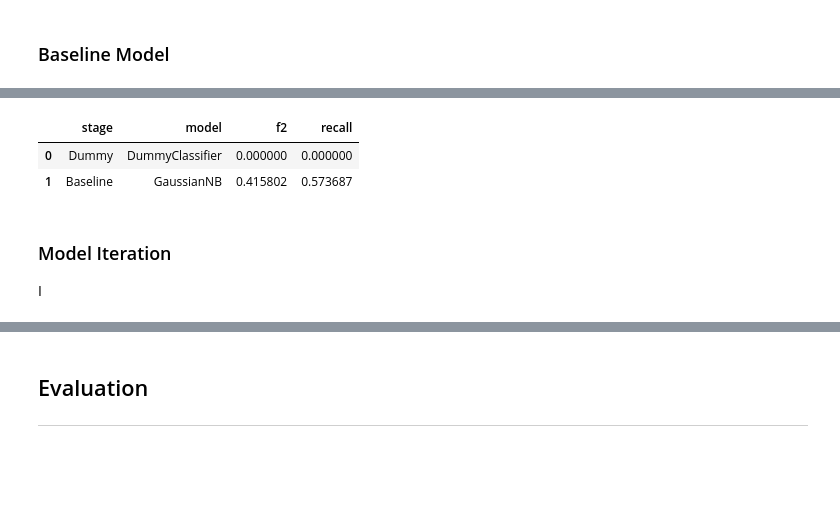
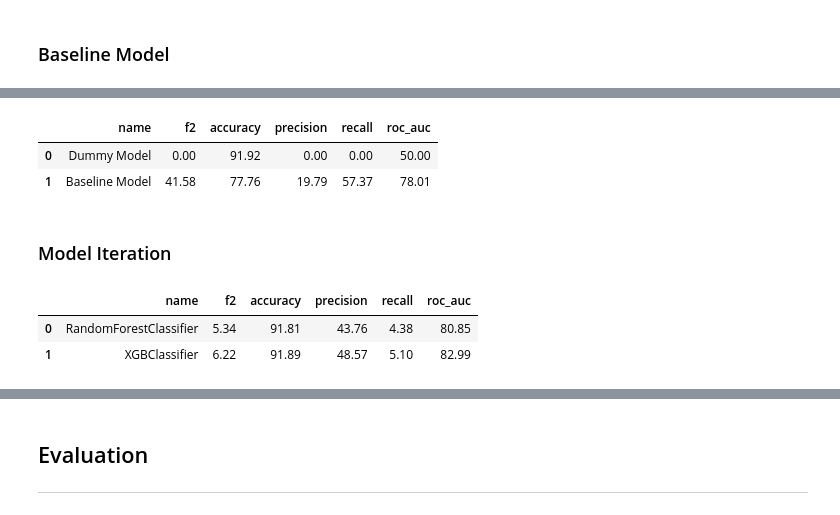
Before and after one commit to rlodetti/classification_project, a Jupyter notebook: Classification Project- Predicting Cardiovascular Disease.ipynb, the cells around one changed output, grey strips where cells are left out. Drawn from its saved outputs; the diff is of its cells as text; code cells hidden in the pictures; blank space fills up the shorter version.

Commit message:
final model on notebook

```diff
--- a/Classification Project- Predicting Cardiovascular Disease.ipynb
+++ b/Classification Project- Predicting Cardiovascular Disease.ipynb
@@ -276,6 +290,6 @@ from sklearn.metrics import make_scorer, fbeta_score
 pipe = Pipeline(steps=[('ct', ct),
                       ('dm', DummyClassifier(strategy='most_frequent'))])
 dummy_model = pipe.fit(X_train, y_train)
-model_list_1, df1 = model_scores('Dummy', 'DummyClassifier', dummy_model, X_train, y_train, model_list= [])
-df1
+ml, mdf = model_scores(dummy_model, X_train, y_train, model_list= [], cv= 5, model_name = 'Dummy Model')
+mdf
 # %% [output]
@@ -341,13 +323,29 @@ models_df
 # %%
 pipe = Pipeline(steps=[('ct', ct),
                       ('dm', GaussianNB())])
 baseline_model = pipe.fit(X_train, y_train)
-model_list_2, df2 = model_scores('Baseline', 'GaussianNB', baseline_model, X_train, y_train, model_list= model_list_1)
-df2
+ml, mdf = model_scores(baseline_model, X_train, y_train, model_list= ml, cv= 5, model_name = 'Baseline Model')
+mdf
 # %% [output]
-|  | stage | model | f2 | recall |
-| 0 | Dummy | DummyClassifier | 0.000000 | 0.000000 |
-| 1 | Baseline | GaussianNB | 0.415802 | 0.573687 |
+|  | name | f2 | accuracy | precision | recall | roc_auc |
+| 0 | Dummy Model | 0.00 | 91.92 | 0.00 | 0.00 | 50.00 |
+| 1 | Baseline Model | 41.58 | 77.76 | 19.79 | 57.37 | 78.01 |
 # %% [markdown]
 ### Model Iteration
-I
+# %%
+classifiers = {
+    'RandomForestClassifier': RandomForestClassifier(random_state=12),
+    'XGBClassifier': XGBClassifier(random_state=12)}
+ml3 = []
+for key in classifiers:
+    classifier = classifiers[key]
+    pipe = Pipeline(steps=[('ct',ct),
+                           (key, classifier)])
+
+    model = pipe.fit(X_train, y_train)
+    ml3, mdf3 = model_scores(model, X_train, y_train, model_list= ml3, cv= 5, model_name = key)
+mdf3
+# %% [output]
+|  | name | f2 | accuracy | precision | recall | roc_auc |
+| 0 | RandomForestClassifier | 5.34 | 91.81 | 43.76 | 4.38 | 80.85 |
+| 1 | XGBClassifier | 6.22 | 91.89 | 48.57 | 5.10 | 82.99 |
```
Also changed, not shown: parts of 11 cells of this notebook, 1 other file.
